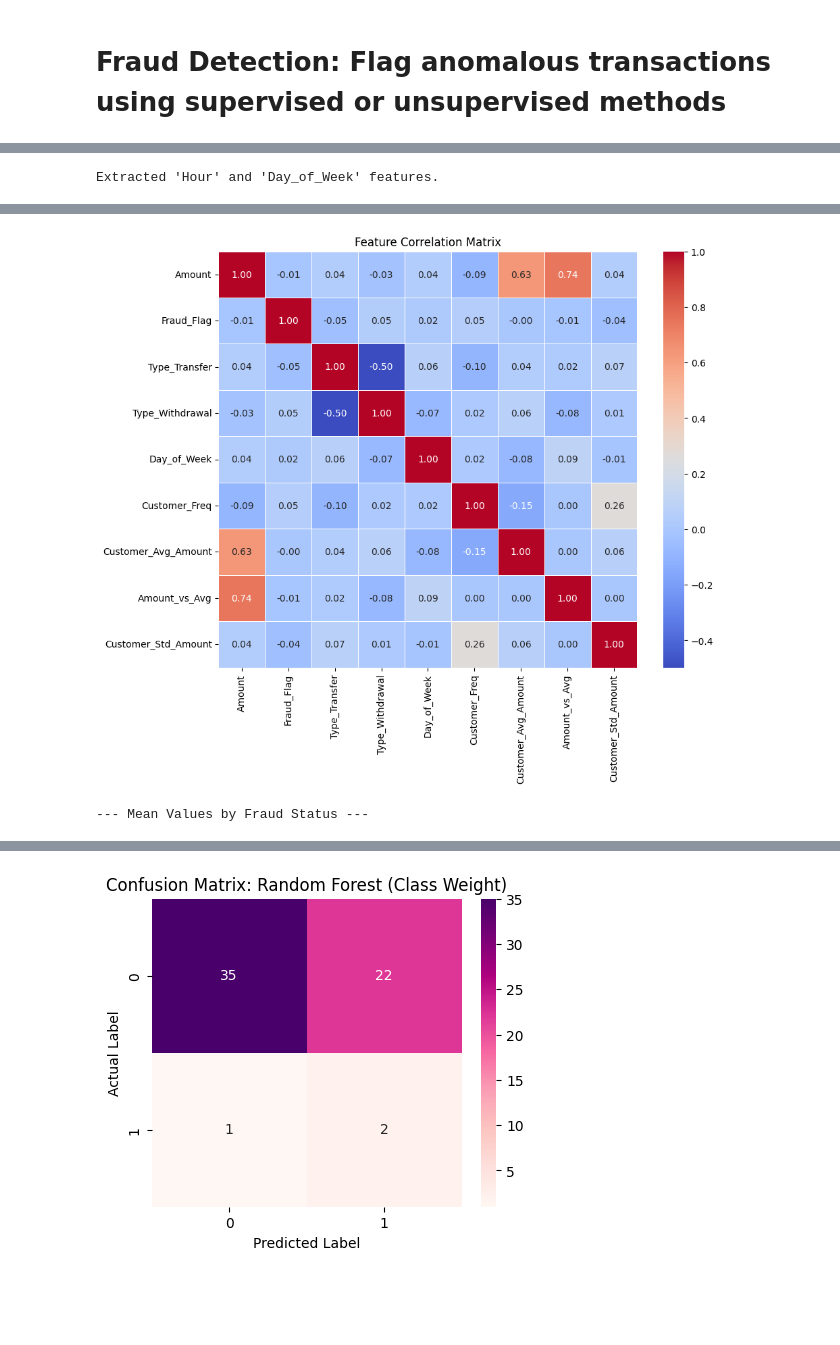
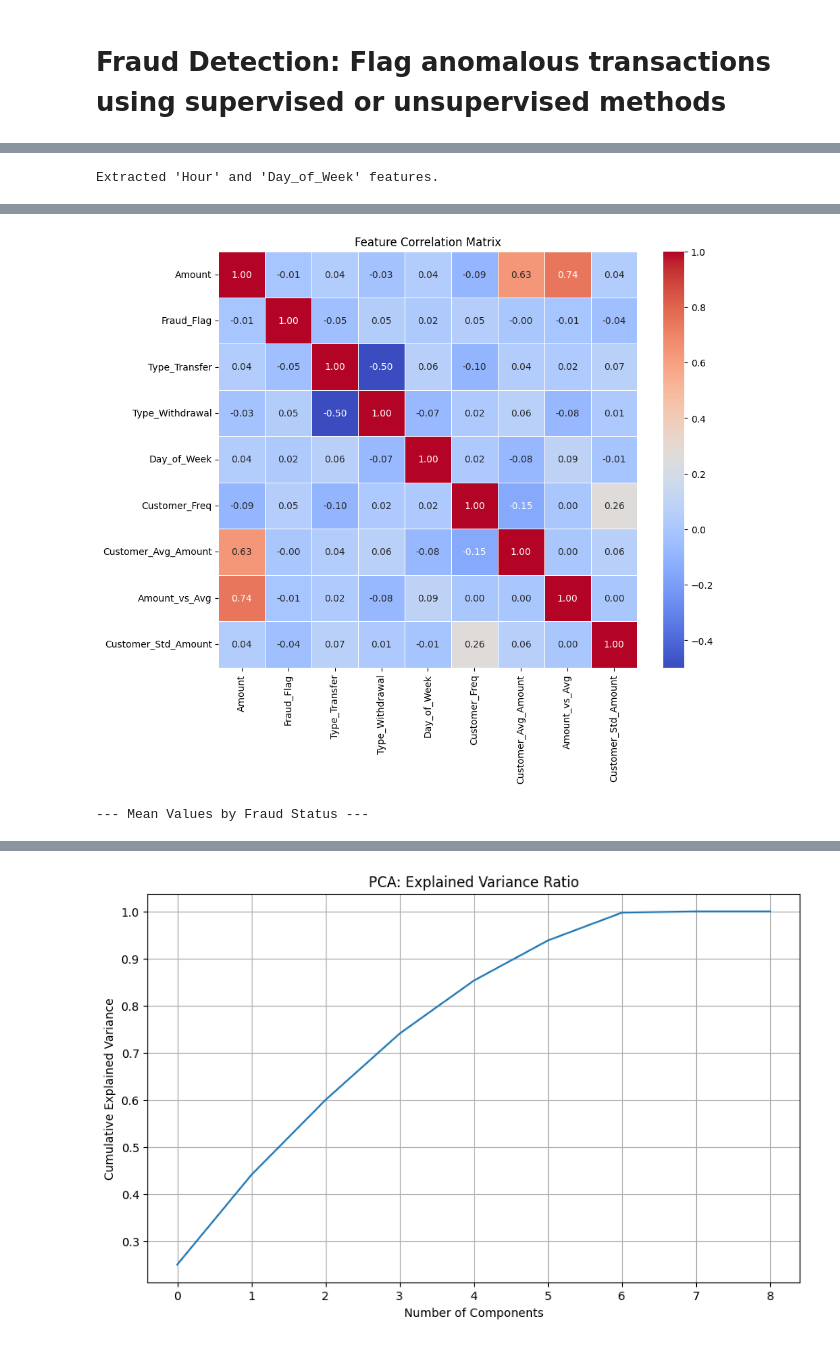
Before and after one commit to Susmita87/iitb-projects, a Jupyter notebook: problem_statement_2.ipynb, the cells around one changed output, grey strips where cells are left out. Saved outputs shown, nothing was run; the diff lists cells and outputs as text; code cells hidden in the pictures; blank space fills up the shorter version.

```diff
--- a/problem_statement_2.ipynb
+++ b/problem_statement_2.ipynb
@@ -572,6 +572,100 @@ print(f"Training Set Shape: {X_train_res.shape}")
 print(f"Fraud in Test Set: {y_test.sum()}")
 
 # =========================================
+# 8.1. CLUSTERING AND PCA ANALYSIS
+# =========================================
+from sklearn.decomposition import PCA
+from sklearn.cluster import KMeans
+
+# Standardize the data before PCA and K-Means
+# We'll use the same scaler fitted on X_train_res for consistency if possible,
+# but here we'll fit a new one on the full X for general clustering/PCA purposes.
+scaler_cluster = StandardScaler()
+X_scaled_cluster = scaler_cluster.fit_transform(X)
+
+print("Data scaled for clustering and PCA.")
+
+# Determine optimal number of components for PCA
+pca = PCA().fit(X_scaled_cluster)
+
+plt.figure(figsize=(10, 6))
+plt.plot(np.cumsum(pca.explained_variance_ratio_))
+plt.xlabel('Number of Components')
+plt.ylabel('Cumulative Explained Variance')
+plt.title('PCA: Explained Variance Ratio')
+plt.grid(True)
+plt.show()
+
+# Based on the plot, let's select 2 components for visualization
+pca_2d = PCA(n_components=2)
+X_pca = pca_2d.fit_transform(X_scaled_cluster)
+
+print(f"Explained variance by 2 components: {pca_2d.explained_variance_ratio_.sum():.2f}")
+
+plt.figure(figsize=(10, 8))
+plt.scatter(X_pca[:, 0], X_pca[:, 1], alpha=0.8)
+plt.xlabel('Principal Component 1')
+plt.ylabel('Principal Component 2')
+plt.title('PCA 2D Visualization of Transactions')
+plt.grid(True)
+plt.show()
+
+# Determine optimal number of clusters (K) using the Elbow Method
+wcss = [] # Within-Cluster Sum of Squares
+
+for i in range(1, 11):
+    kmeans = KMeans(n_clusters=i, init='k-means++', random_state=42, n_init=10)
+    kmeans.fit(X_scaled_cluster)
+    wcss.append(kmeans.inertia_)
+
+plt.figure(figsize=(10, 6))
+plt.plot(range(1, 11), wcss, marker='o', linestyle='--')
+plt.xlabel('Number of Clusters (K)')
+plt.ylabel('WCSS')
+plt.title('Elbow Method for Optimal K')
+plt.xticks(range(1, 11))
+plt.grid(True)
+plt.show()
+
+print("Observe the plot to determine the 'elbow' point for the optimal number of clusters.")
+# Let's assume an optimal k (e.g., 3) based on a typical elbow shape.
+# User can adjust this after viewing the plot.
+optimal_k = 3 # Example: Adjust this value based on the elbow plot
+
+# Apply K-Means clustering
+kmeans = KMeans(n_clusters=optimal_k, init='k-means++', random_state=42, n_init=10)
+clusters = kmeans.fit_predict(X_scaled_cluster)
+
+df['Cluster'] = clusters
+
+print(f"K-Means clustering performed with {optimal_k} clusters.")
+
+# Create a combined column for hue to represent both cluster and fraud status
+df['Cluster_Fraud'] = df['Cluster'].astype(str) + '_Fraud_' + df['Fraud_Flag'].astype(str)
+
+# Define a custom palette: non-fraud points get cluster-specific colors, fraud points are maroon
+cluster_colors = ['blue', 'green', 'orange', 'purple', 'brown', 'pink', 'gray'] # Extend if more clusters
+custom_palette = {}
+for cluster_id in df['Cluster'].unique():
+    custom_palette[f'{cluster_id}_Fraud_0'] = cluster_colors[cluster_id % len(cluster_colors)] # Non-fraud: cluster color
+    custom_palette[f'{cluster_id}_Fraud_1'] = 'maroon' # Fraud: maroon
+
+plt.figure(figsize=(12, 9))
+sns.scatterplot(x=X_pca[:, 0], y=X_pca[:, 1], hue=df['Cluster_Fraud'], palette=custom_palette, legend='full', alpha=0.8)
+plt.xlabel('Principal Component 1')
+plt.ylabel('Principal Component 2')
+plt.title(f'K-Means Clusters (K={optimal_k}) and Fraud Flag on PCA Components')
+plt.grid(True)
+plt.show()
+
+# Drop the temporary column after plotting if not needed further
+df.drop(columns=['Cluster_Fraud'], inplace=True, errors='ignore')
+
+# Analyze the characteristics of each cluster
+print("Mean values of original features per cluster:")
+display(df.groupby('Cluster')[X.columns].mean())
+
+# =========================================
 # 9. MODEL TRAINING
 # =========================================
 # A. RandomForest (Supervised)
@@ -741 +825 @@ PR-AUC (Area under Precision-Recall): 0.0546
-[figure, old version]
+[figure, new version]
```
Also changed, not shown: parts of 1 cell of this notebook.
